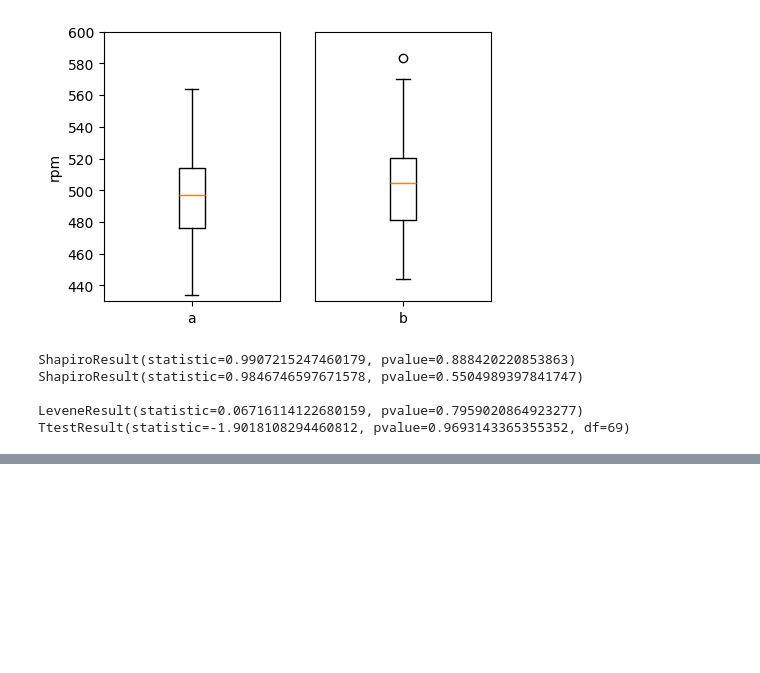
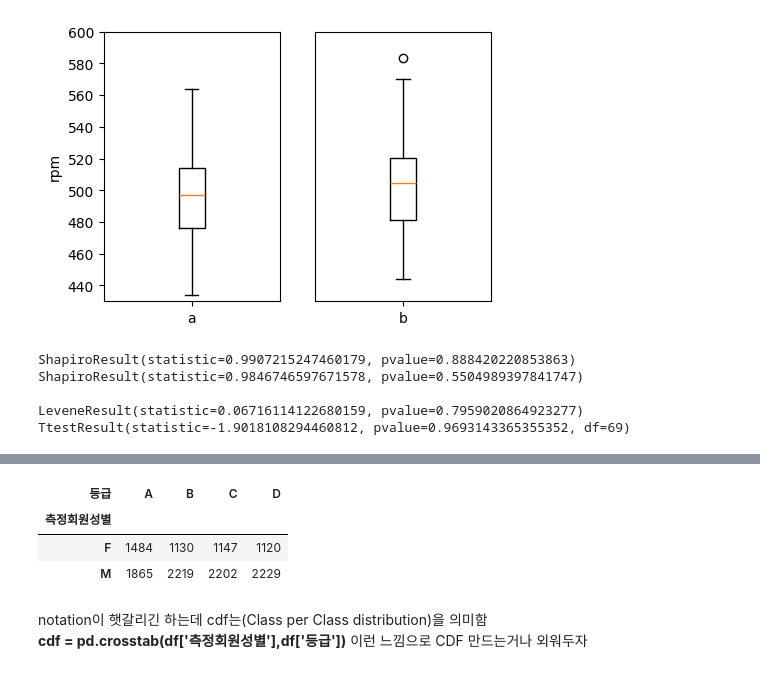
Before and after one commit to hykhhijk/BigDataCertification, a Jupyter notebook: NewChapter3.ipynb, the cells around one changed output, grey strips where cells are left out. Cells and saved outputs as stored; diff of their text form; code cells hidden in the pictures; blank space fills up the shorter version.

```diff
--- a/NewChapter3.ipynb
+++ b/NewChapter3.ipynb
@@ -732,0 +911,10 @@ TtestResult(statistic=-1.9018108294460812, pvalue=0.9693143365355352, df=69)
+# %%
+cdf
+# %% [output]
+| 등급 | A | B | C | D |
+| 측정회원성별 |  |  |  |  |
+| F | 1484 | 1130 | 1147 | 1120 |
+| M | 1865 | 2219 | 2202 | 2229 |
+# %% [markdown]
+notation이 햇갈리긴 하는데 cdf는(Class per Class distribution)을 의미함
+**cdf = pd.crosstab(df['측정회원성별'],df['등급'])**  이런 느낌으로 CDF 만드는거나 외워두자
```
Also changed, not shown: parts of 24 cells of this notebook.
